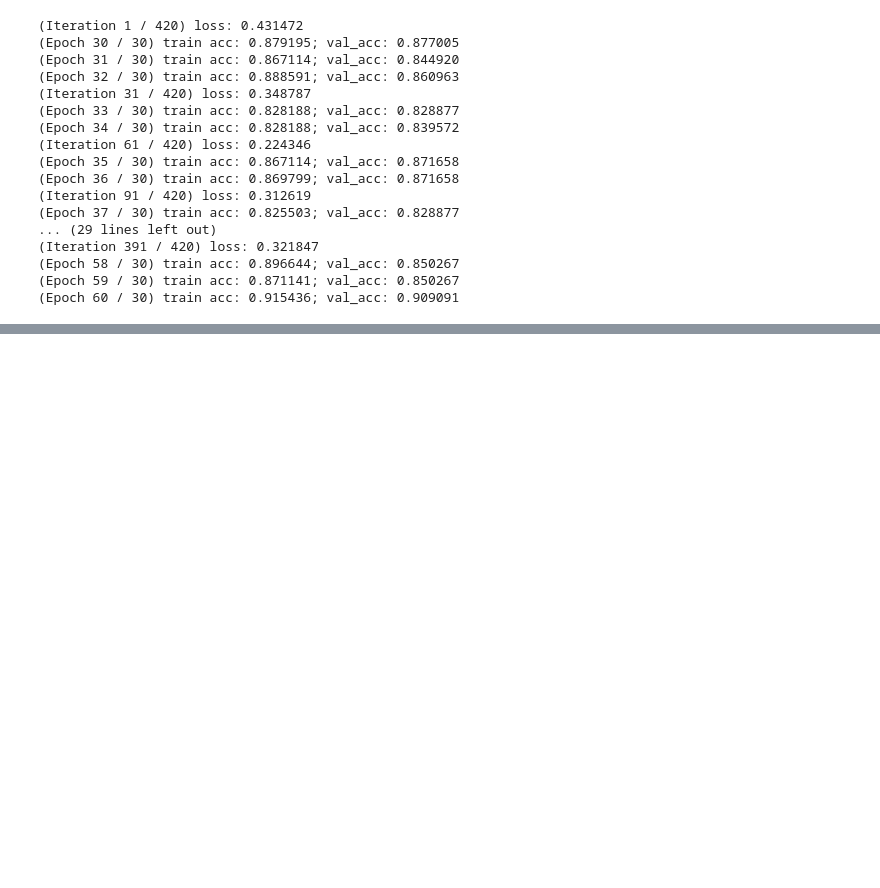
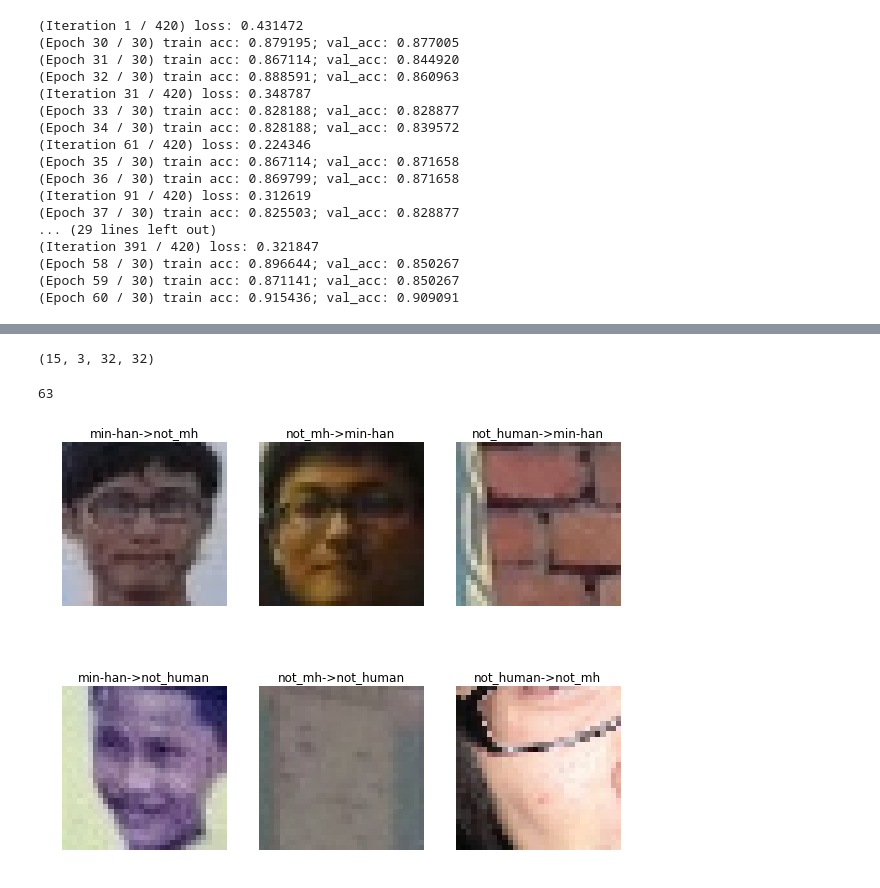
Before and after one commit to penolove/whimh2.0, a Jupyter notebook: whimh2_training.ipynb, the cells around one changed output, grey strips where cells are left out. Saved outputs shown, nothing was run; the diff lists cells and outputs as text; code cells hidden in the pictures; blank space fills up the shorter version.

```diff
--- a/whimh2_training.ipynb
+++ b/whimh2_training.ipynb
@@ -148,0 +184,2 @@ solver.train()
+# %%
+test_result=model.loss(data['X_val'])
@@ -148,0 +207,39 @@ solver.train()
+# %%
+imgTemp=data['X_val'][wrong_idx]
+
+imgTemp.shape
+# %% [output]
+(15, 3, 32, 32)
+# %%
+wrongIdx[0][idx]
+# %% [output]
+63
+# %%
+#visualize results
+preIdx=np.argmax(test_result, axis=1)
+wrongIdx=np.where(preIdx!=data['y_val'])
+imgTemp=data['X_val'][wrongIdx]
+imgLabel=data['y_val'][wrongIdx]
+
+x_train_temp = np.empty((imgTemp.shape[0],imgTemp.shape[2],imgTemp.shape[3],imgTemp.shape[1]))
+for j in range(imgTemp.shape[0]):
+    for i in range(imgTemp.shape[1]):
+        x_train_temp[j,:,:,i]=imgTemp[j,i,:,:]
+imgTemp=x_train_temp
+
+classes = ['min-han','not_mh','not_human']
+num_classes = 3
+samples_per_class = 2
+for y, cls in enumerate(classes):
+    idxs = np.flatnonzero(imgLabel == y)
+    idxs = np.random.choice(idxs, samples_per_class, replace=False)
+    for i, idx in enumerate(idxs):
+        plt_idx = i * num_classes + y + 1
+        plt.subplot(samples_per_class, num_classes, plt_idx)
+        plt.imshow(imgTemp[idx].astype('uint8'))
+        plt.axis('off')
+        #if i == 0:
+        plt.title(cls+"->"+classes[preIdx[wrongIdx][idx]])
+plt.show()
+# %% [output]
+[figure, added]
```
Also changed, not shown: parts of 4 cells of this notebook.
